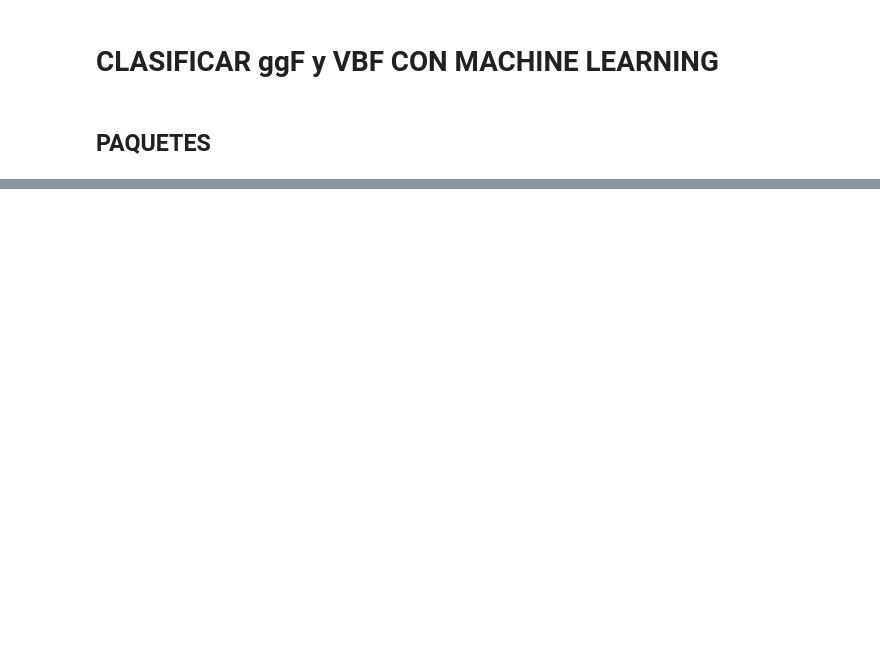
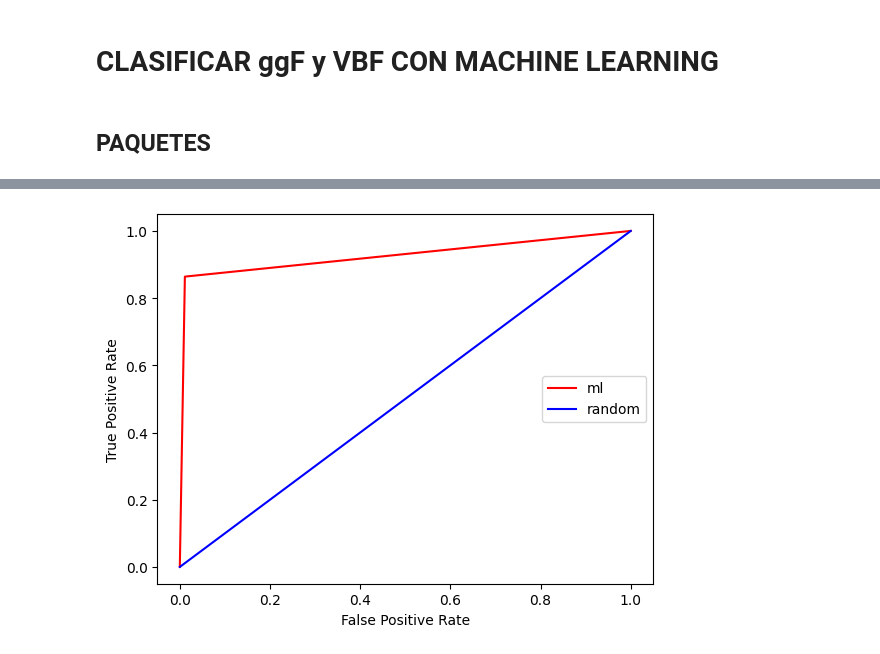
Before and after one commit to tomilee09/tesis_pregrado, a Jupyter notebook: analisis_ml.ipynb, the cells around one changed output, grey strips where cells are left out. Cells and saved outputs as stored; diff of their text form; code cells hidden in the pictures; blank space fills up the shorter version.

```diff
--- a/analisis_ml.ipynb
+++ b/analisis_ml.ipynb
@@ -290,3 +265,7 @@ plot_confusion_barras(matriz)
 # %%
 # Encontrar mejor modelo
 # best_model = find_best_model(X_train, y_train, X_test, y_test, X_val, y_val)
+# %%
+plot_ROC(modelo, X_test, y_test)
+# %% [output]
+[figure, added]
```
Also changed, not shown: parts of 31 cells of this notebook, 5 other files.
